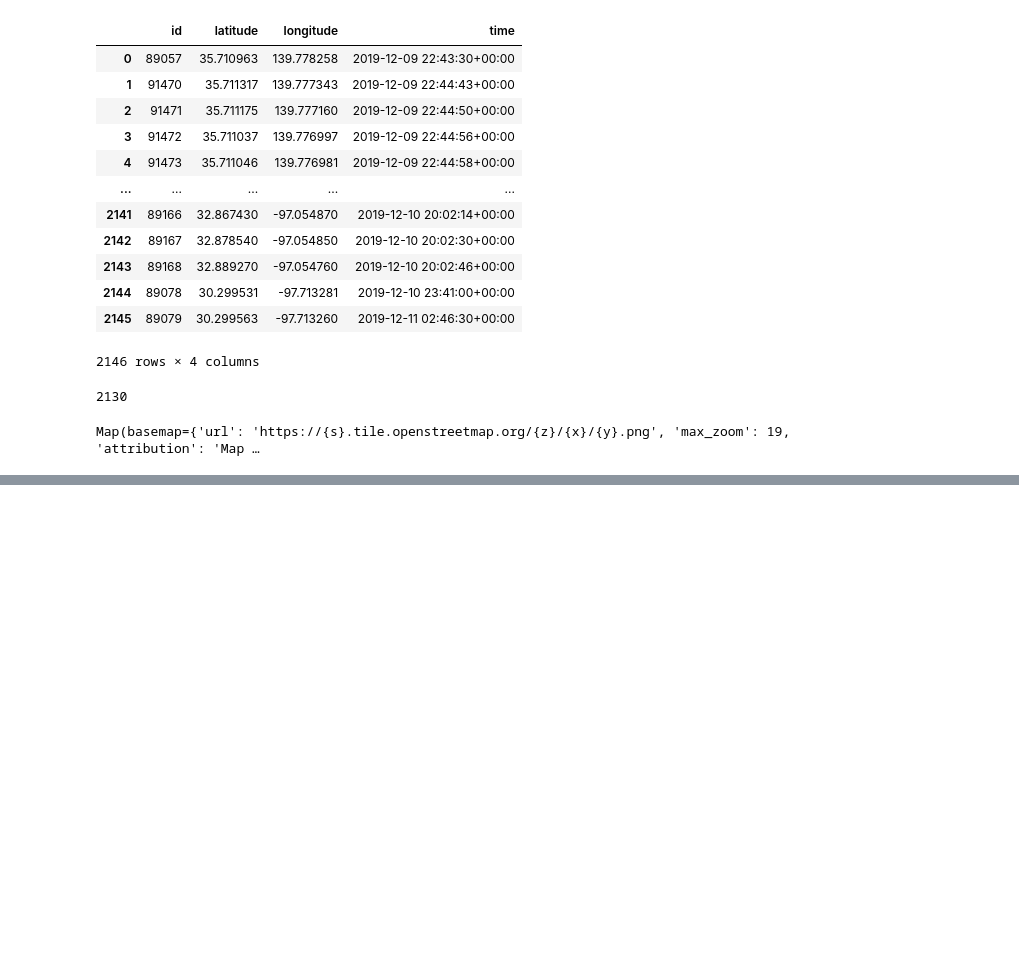
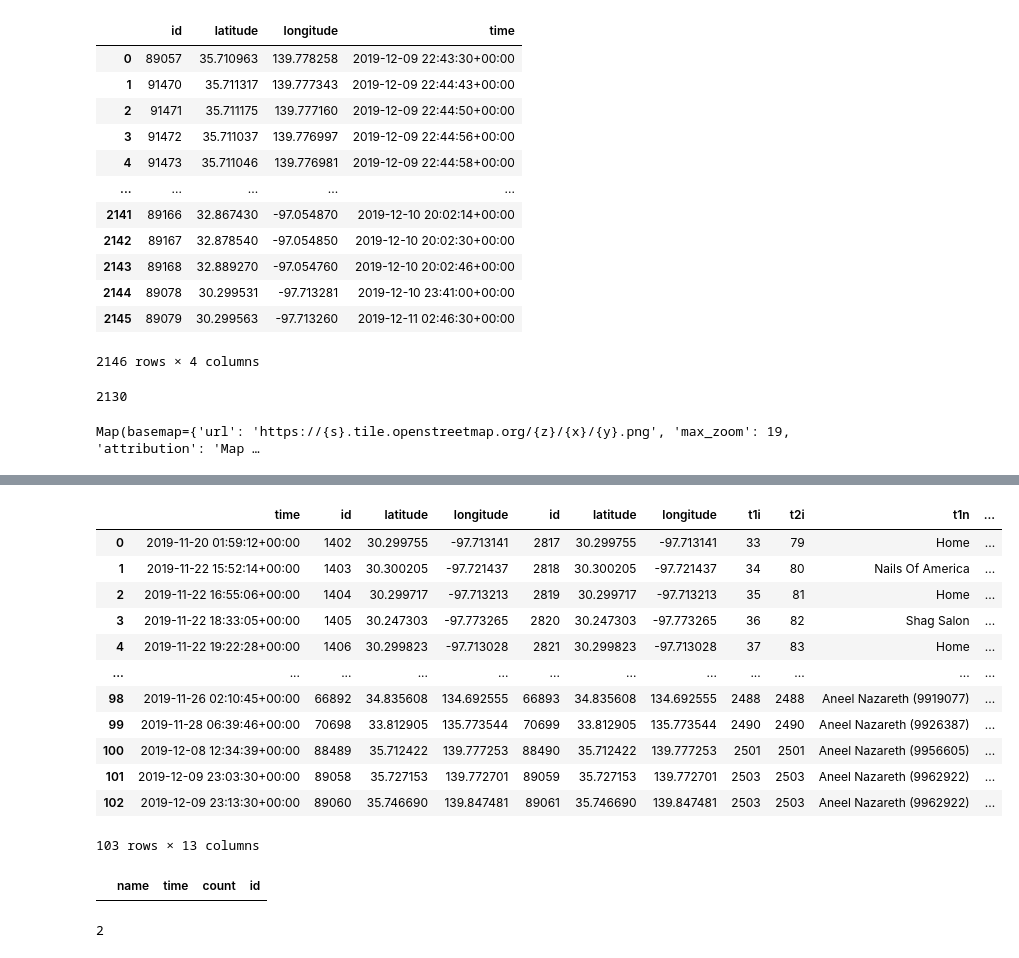
Before and after one commit to WanderingStar/gpx-cleanup, a Jupyter notebook: notebook/GeoJSON_ipyleaflet.ipynb, the cells around one changed output, grey strips where cells are left out. Saved outputs shown, nothing was run; the diff lists cells and outputs as text; code cells hidden in the pictures; blank space fills up the shorter version.

```diff
--- a/notebook/GeoJSON_ipyleaflet.ipynb
+++ b/notebook/GeoJSON_ipyleaflet.ipynb
@@ -295,0 +341,46 @@ session.commit()
+# %%
+query = """
+select p1.time, p1.id, p1.latitude, p1.longitude,
+p2.id, p2.latitude, p2.longitude,
+p1.track_id as t1i, p2.track_id as t2i, t1.name t1n, t2.name t2n,
+t1.filename t1f, t2.filename t2f
+from point p1
+join point p2 on p1.id < p2.id and p1.time = p2.time
+join track t1 on p1.track_id = t1.id
+join track t2 on p2.track_id = t2.id
+where p1.latitude = p2.latitude
+and p1.longitude = p2.longitude
+and t2.name != 'merged'
+"""
+display(pd.read_sql_query(query, engine))
+# %% [output]
+|  | time | id | latitude | longitude | id | latitude | longitude | t1i | t2i | t1n | ... |
+| 0 | 2019-11-20 01:59:12+00:00 | 1402 | 30.299755 | -97.713141 | 2817 | 30.299755 | -97.713141 | 33 | 79 | Home | ... |
+| 1 | 2019-11-22 15:52:14+00:00 | 1403 | 30.300205 | -97.721437 | 2818 | 30.300205 | -97.721437 | 34 | 80 | Nails Of America | ... |
+| 2 | 2019-11-22 16:55:06+00:00 | 1404 | 30.299717 | -97.713213 | 2819 | 30.299717 | -97.713213 | 35 | 81 | Home | ... |
+| 3 | 2019-11-22 18:33:05+00:00 | 1405 | 30.247303 | -97.773265 | 2820 | 30.247303 | -97.773265 | 36 | 82 | Shag Salon | ... |
+| 4 | 2019-11-22 19:22:28+00:00 | 1406 | 30.299823 | -97.713028 | 2821 | 30.299823 | -97.713028 | 37 | 83 | Home | ... |
+| ... | ... | ... | ... | ... | ... | ... | ... | ... | ... | ... | ... |
+| 98 | 2019-11-26 02:10:45+00:00 | 66892 | 34.835608 | 134.692555 | 66893 | 34.835608 | 134.692555 | 2488 | 2488 | Aneel Nazareth (9919077) | ... |
+| 99 | 2019-11-28 06:39:46+00:00 | 70698 | 33.812905 | 135.773544 | 70699 | 33.812905 | 135.773544 | 2490 | 2490 | Aneel Nazareth (9926387) | ... |
+| 100 | 2019-12-08 12:34:39+00:00 | 88489 | 35.712422 | 139.777253 | 88490 | 35.712422 | 139.777253 | 2501 | 2501 | Aneel Nazareth (9956605) | ... |
+| 101 | 2019-12-09 23:03:30+00:00 | 89058 | 35.727153 | 139.772701 | 89059 | 35.727153 | 139.772701 | 2503 | 2503 | Aneel Nazareth (9962922) | ... |
+| 102 | 2019-12-09 23:13:30+00:00 | 89060 | 35.746690 | 139.847481 | 89061 | 35.746690 | 139.847481 | 2503 | 2503 | Aneel Nazareth (9962922) | ... |
+103 rows × 13 columns
+# %%
+redundant_waypoint_query = """
+select name, time, count(*), max(track.id) as id from track
+join point on track.id = track_id
+where type = 'Waypoint'
+group by 1, 2
+having count(*) > 1
+order by 3 desc
+"""
+display(pd.read_sql_query(redundant_waypoint_query, engine))
+# %% [output]
+|  | name | time | count | id |
+# %%
+redundant = [session.query(GPSTrack).get(int(p)) for p in pd.read_sql_query(redundant_waypoint_query, engine)[['id']].values]
+len(redundant)
+# %% [output]
+2
```
Also changed, not shown: parts of 16 cells of this notebook, 6 other files.
